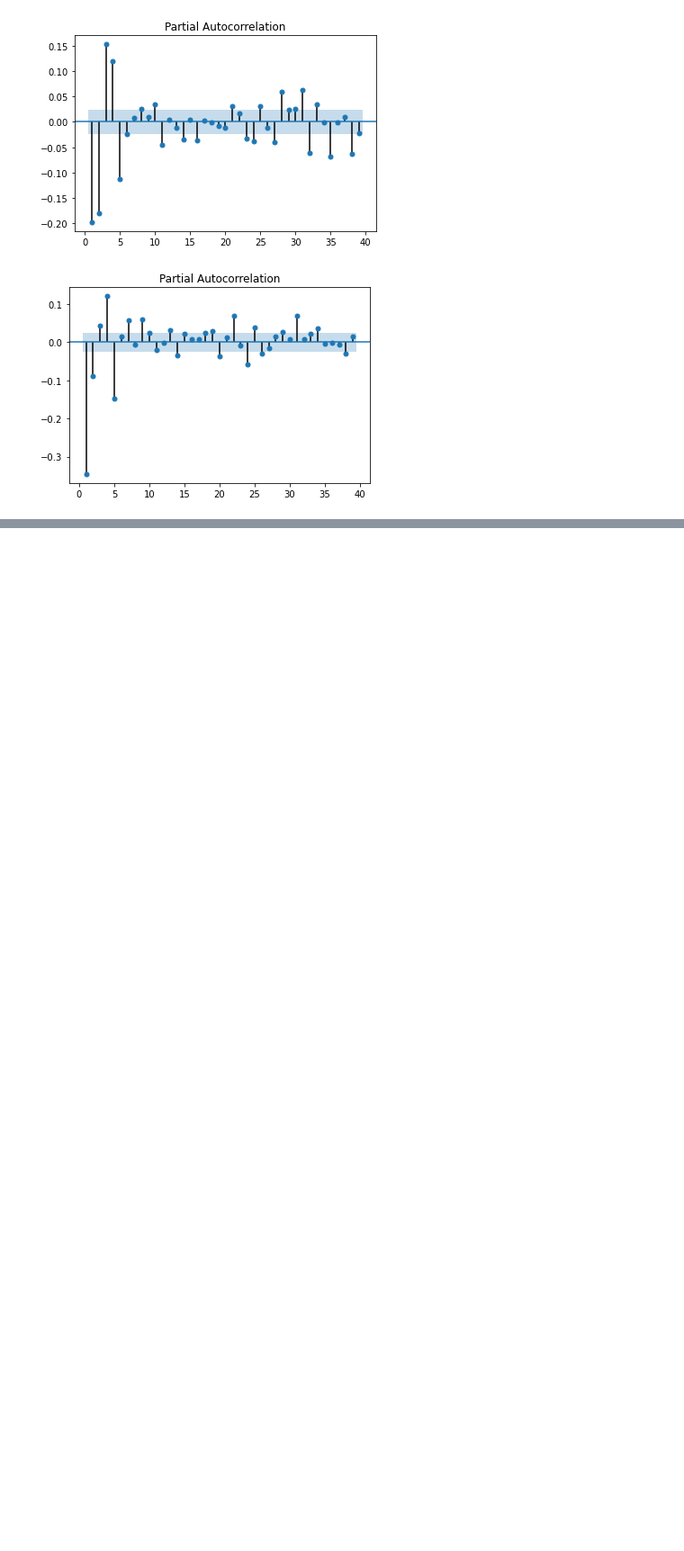
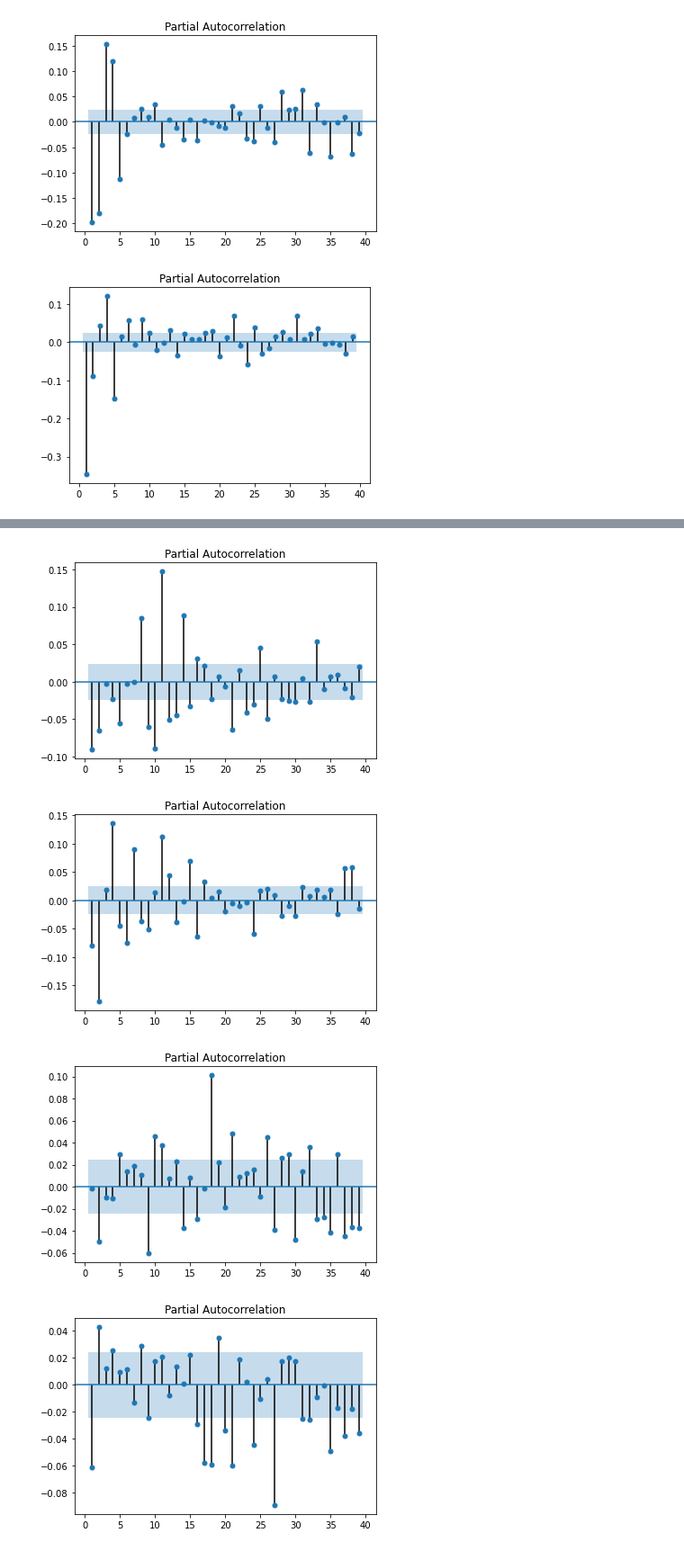
Before and after one commit to horacefung/Main_Projects, a Jupyter notebook: Smart_Watch_Motion_Detection/notebooks/exploratory_data_analysis.ipynb, the cells around one changed output, grey strips where cells are left out. Shown: that part at 90% size. Drawn from its saved outputs; the diff is of its cells as text; code cells hidden in the pictures; blank space fills up the shorter version.

```diff
--- a/Smart_Watch_Motion_Detection/notebooks/exploratory_data_analysis.ipynb
+++ b/Smart_Watch_Motion_Detection/notebooks/exploratory_data_analysis.ipynb
@@ -122,0 +141,13 @@ pacf_plots(data, x_variables=x_variables, y_variable='is_exercise',
+# %%
+# Still seeing some partial autocorrelations, but for accelerometer data, we know longer see the slow decay
+# that implies a need for differencing.
+
+x_variables = ['accel_x_transformed', 'accel_y_transformed', 'accel_z_transformed',
+               'gyro_x_transformed', 'gyro_y_transformed', 'gyro_z_transformed']
+pacf_plots(data, x_variables=x_variables, y_variable='is_exercise',
+           subject_id=subject_ids[0], downsample_steps=10)
+# %% [output]
+[figure, added]
+[figure, added]
+[figure, added]
+[figure, added]
```
Also changed, not shown: parts of 7 cells of this notebook.
